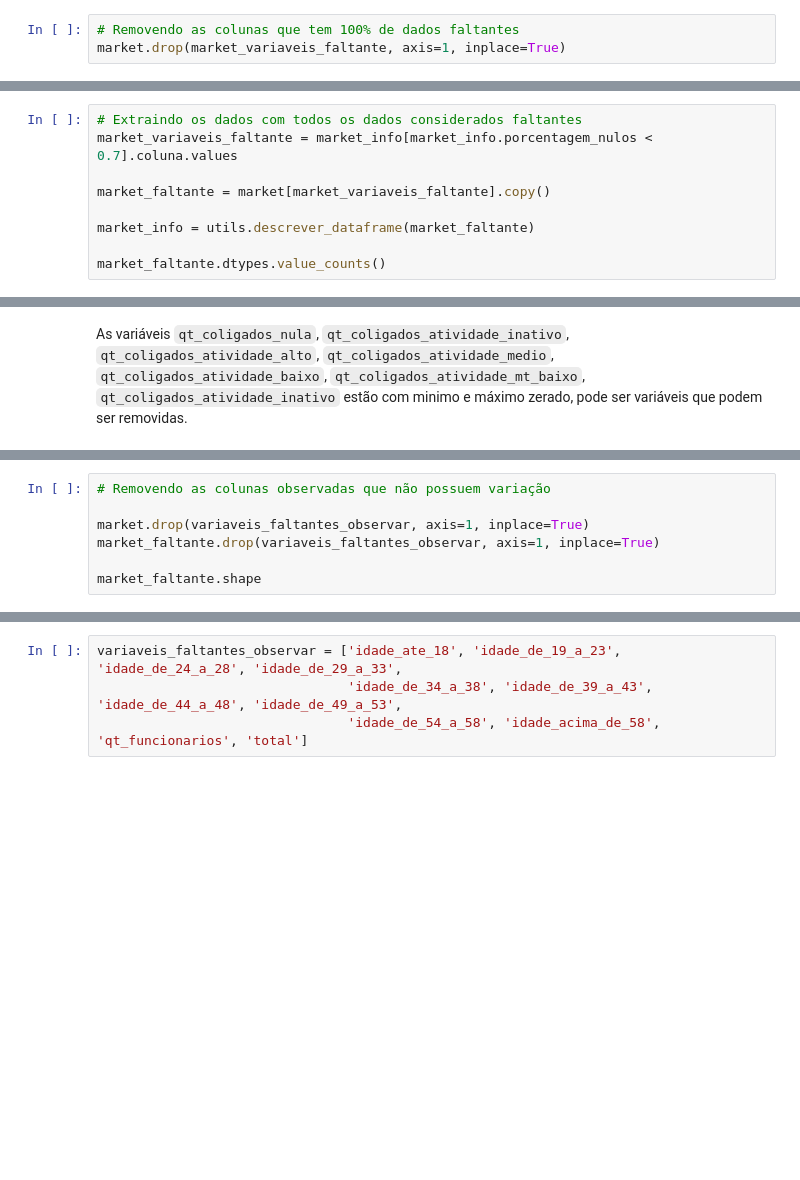
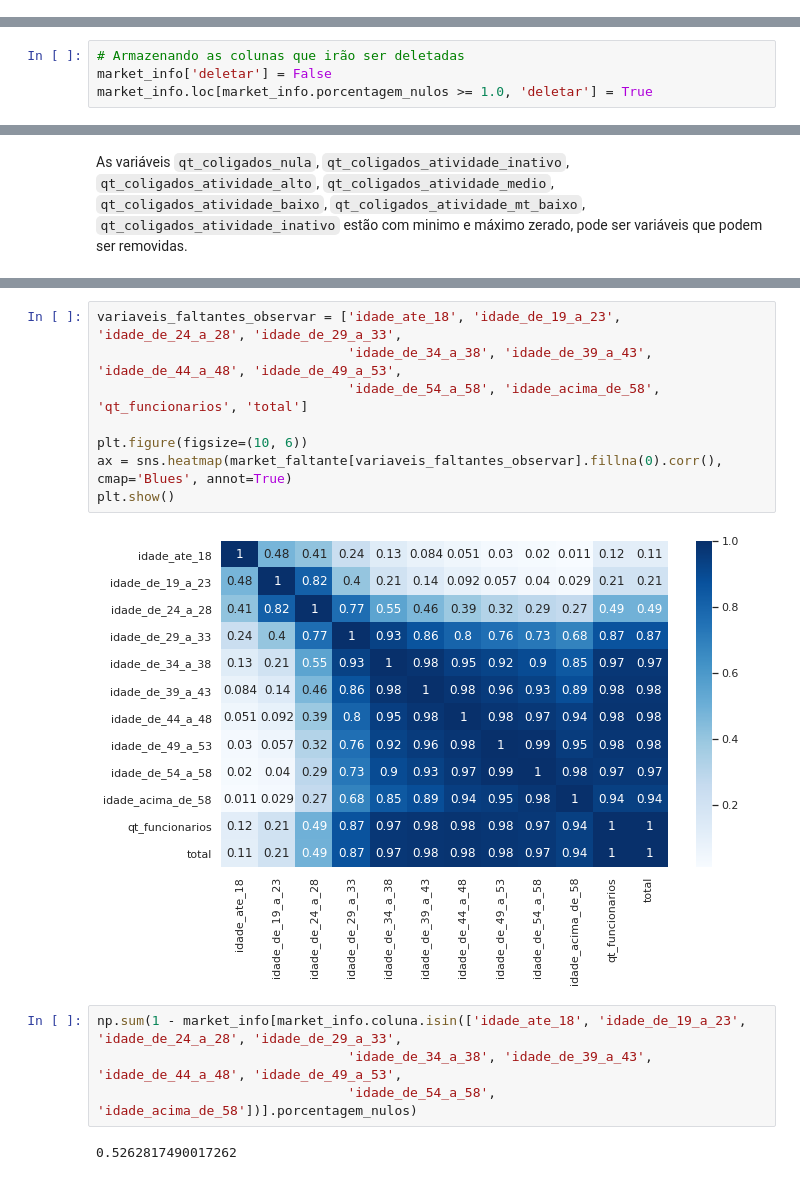
Before and after one commit to johnnessantos/codenation, a Jupyter notebook: projeto-pratico/src/notebooks/analise.ipynb, the cells around one changed output, grey strips where cells are left out. Drawn from its saved outputs; the diff is of its cells as text; blank space fills up the shorter version.

```diff
--- a/projeto-pratico/src/notebooks/analise.ipynb
+++ b/projeto-pratico/src/notebooks/analise.ipynb
@@ -123,6 +121,3 @@ for variavel in market_variaveis_faltante:
 Investigando do que se trata as variáveis `qt_alteracao_socio_total, qt_alteracao_socio_90d, qt_alteracao_socio_180d, qt_alteracao_socio_365d` descobri que se originam de um serviço de Consulta ao Quadro de Sócios e Administradores (QSA) que permite descobrir sócios de uma empresa [Fonte](https://blog.brasilconsultas.com.br/como-descobrir-socios-de-uma-empresa/).
 
 Agora para a variável `grau_instrucao_macro_desconhecido` está descrito que equivale a `grau_instrucao_desconhecido` que nem existe nos dados, portanto, decide-se remover as variaveis com todos os dados faltantes.
-# %%
-# Removendo as colunas que tem 100% de dados faltantes
-market.drop(market_variaveis_faltante, axis=1, inplace=True)
@@ -131,9 +123,0 @@ market.drop(market_variaveis_faltante, axis=1, inplace=True)
-# %%
-# Extraindo os dados com todos os dados considerados faltantes
-market_variaveis_faltante = market_info[market_info.porcentagem_nulos < 0.7].coluna.values
-
-market_faltante = market[market_variaveis_faltante].copy()
-
-market_info = utils.descrever_dataframe(market_faltante)
-
-market_faltante.dtypes.value_counts()
@@ -236 +124,5 @@ market_faltante[market_variaveis_analise].head()
+# %%
+# Armazenando as colunas que irão ser deletadas
+market_info['deletar'] = False
+market_info.loc[market_info.porcentagem_nulos >= 1.0, 'deletar'] = True
 # %% [markdown]
@@ -260,8 +176 @@ Analisando os dados descritos do pandas observei que as variáveis `qt_coligados
-# %%
-# Removendo as colunas observadas que não possuem variação
-
-market.drop(variaveis_faltantes_observar, axis=1, inplace=True)
-market_faltante.drop(variaveis_faltantes_observar, axis=1, inplace=True)
-
-market_faltante.shape
 # %%
@@ -270,4 +197,16 @@ for variavel in market_faltante.columns.values:
+# %%
+variaveis_faltantes_observar = ['idade_ate_18', 'idade_de_19_a_23', 'idade_de_24_a_28', 'idade_de_29_a_33',
+                                'idade_de_34_a_38', 'idade_de_39_a_43', 'idade_de_44_a_48', 'idade_de_49_a_53',
+                                'idade_de_54_a_58', 'idade_acima_de_58', 'qt_funcionarios', 'total']
+
+plt.figure(figsize=(10, 6))
+ax = sns.heatmap(market_faltante[variaveis_faltantes_observar].fillna(0).corr(), cmap='Blues', annot=True)
+plt.show()
+# %% [output]
+[figure, added]
 # %%
-variaveis_faltantes_observar = ['idade_ate_18', 'idade_de_19_a_23', 'idade_de_24_a_28', 'idade_de_29_a_33',
+np.sum(1 - market_info[market_info.coluna.isin(['idade_ate_18', 'idade_de_19_a_23', 'idade_de_24_a_28', 'idade_de_29_a_33',
                                 'idade_de_34_a_38', 'idade_de_39_a_43', 'idade_de_44_a_48', 'idade_de_49_a_53',
-                                'idade_de_54_a_58', 'idade_acima_de_58', 'qt_funcionarios', 'total']
+                                'idade_de_54_a_58', 'idade_acima_de_58'])].porcentagem_nulos)
+# %% [output]
+0.5262817490017262
```
Also changed, not shown: parts of 48 cells of this notebook, 1 other file.
